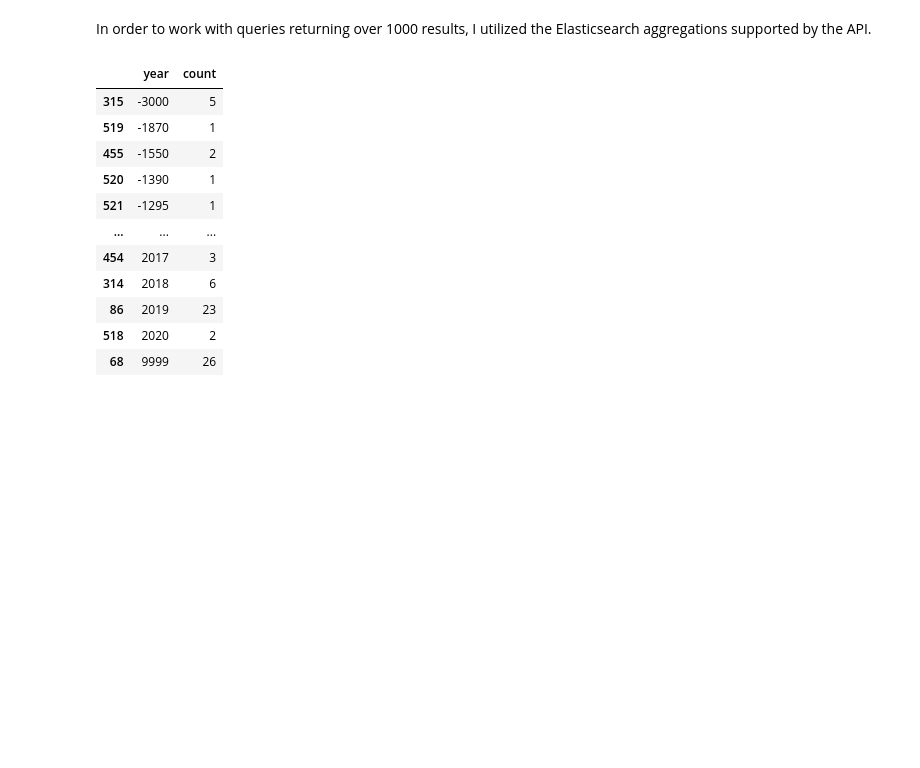
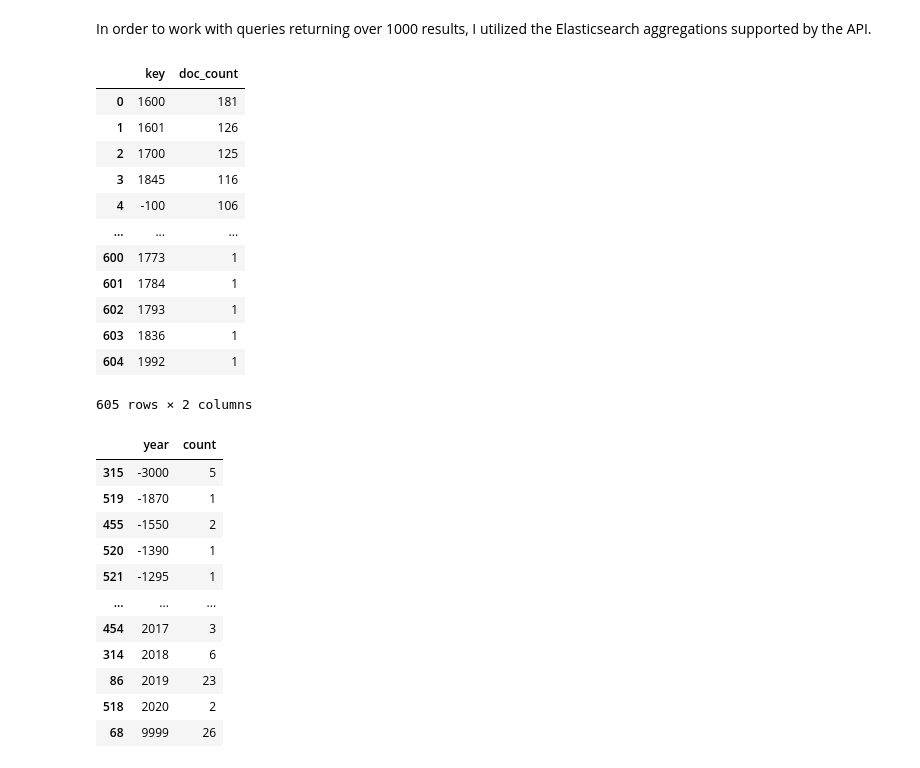
Before and after one commit to mmmuir/data_2_checks, a Jupyter notebook: Knowledge_Check_1/kc1_da2.ipynb, the cells around one changed output. Cells and saved outputs as stored; diff of their text form; code cells hidden in the pictures; blank space fills up the shorter version.

```diff
--- a/Knowledge_Check_1/kc1_da2.ipynb
+++ b/Knowledge_Check_1/kc1_da2.ipynb
@@ -32,6 +34,22 @@ dic = {
 institute_response = requests.post("https://api.artic.edu/api/v1/artworks/search", json=dic)
 response_json = institute_response.json()["aggregations"]["years"]["buckets"]
 df_elastic = pd.DataFrame(response_json)
+# %%
+df_elastic
+# %% [output]
+|  | key | doc_count |
+| 0 | 1600 | 181 |
+| 1 | 1601 | 126 |
+| 2 | 1700 | 125 |
+| 3 | 1845 | 116 |
+| 4 | -100 | 106 |
+| ... | ... | ... |
+| 600 | 1773 | 1 |
+| 601 | 1784 | 1 |
+| 602 | 1793 | 1 |
+| 603 | 1836 | 1 |
+| 604 | 1992 | 1 |
+605 rows × 2 columns
 # %%
 # Sort by year
 df_elastic.columns = ['year', 'count']
```
Also changed, not shown: parts of 1 cell of this notebook, 1 other file.
